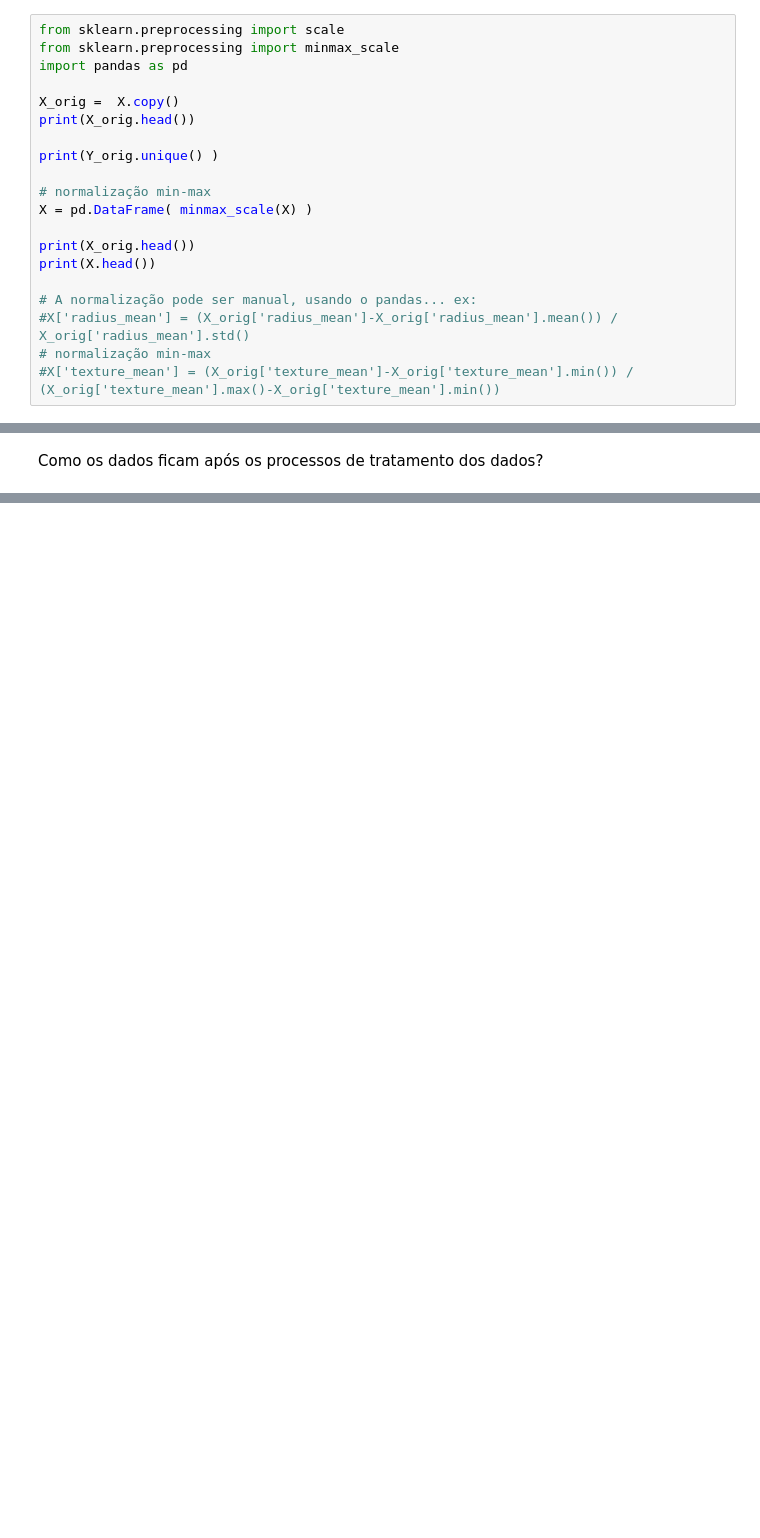
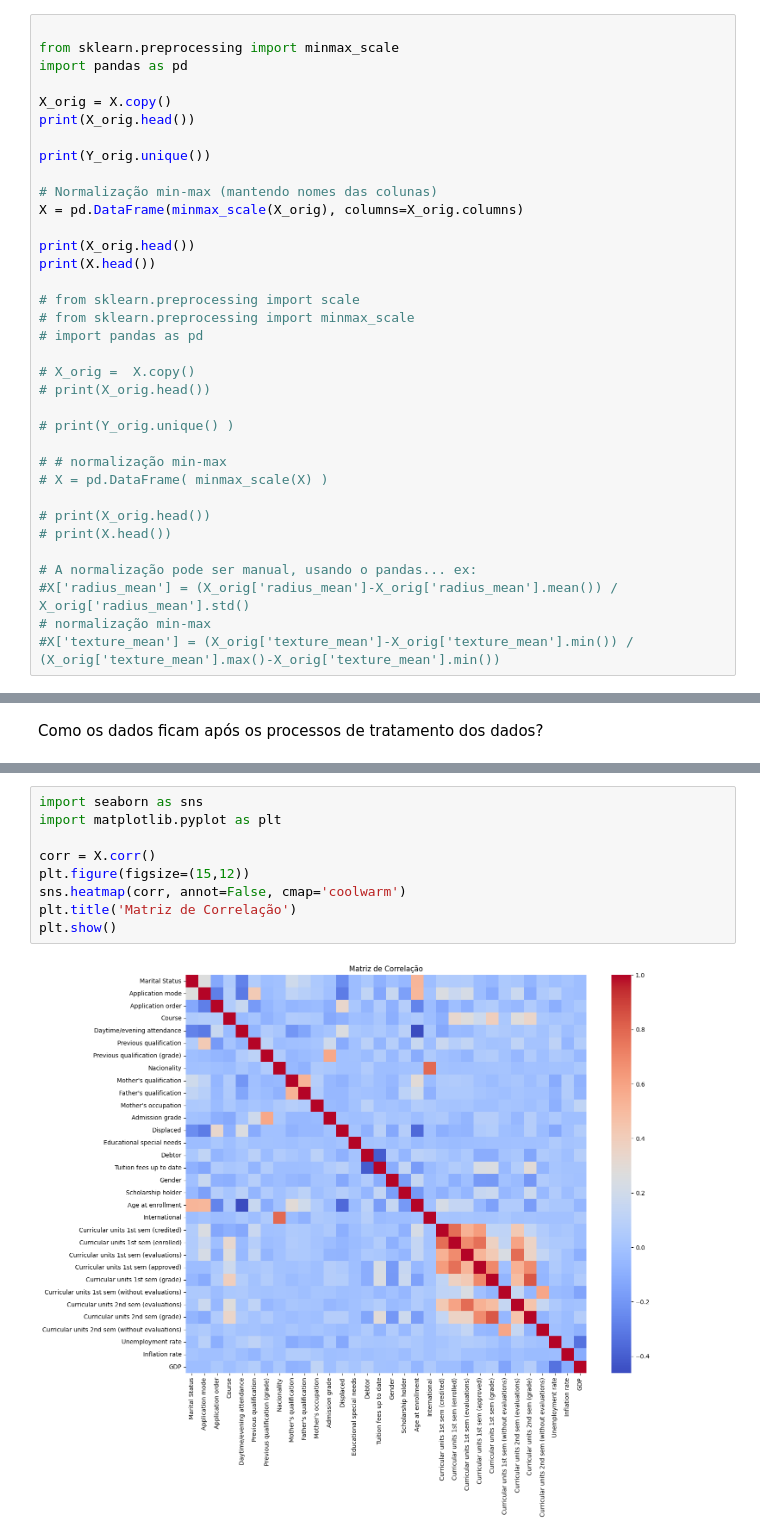
Before and after one commit to Lucasmsorretino/TrabArqDados, a Jupyter notebook: trab2.ipynb, the cells around one changed output, grey strips where cells are left out. Cells and saved outputs as stored; diff of their text form; blank space fills up the shorter version.

```diff
--- a/trab2.ipynb
+++ b/trab2.ipynb
@@ -159,18 +403,33 @@ Na próxima seção que deverão ser realizada as tentativas de tratamento de da
 # %%
-from sklearn.preprocessing import scale
+
 from sklearn.preprocessing import minmax_scale
 import pandas as pd
 
-X_orig =  X.copy()
+X_orig = X.copy()
 print(X_orig.head())
 
-print(Y_orig.unique() )
+print(Y_orig.unique())
 
-# normalização min-max
-X = pd.DataFrame( minmax_scale(X) )
+# Normalização min-max (mantendo nomes das colunas)
+X = pd.DataFrame(minmax_scale(X_orig), columns=X_orig.columns)
 
 print(X_orig.head())
 print(X.head())
+
+# from sklearn.preprocessing import scale
+# from sklearn.preprocessing import minmax_scale
+# import pandas as pd
+
+# X_orig =  X.copy()
+# print(X_orig.head())
+
+# print(Y_orig.unique() )
+
+# # normalização min-max
+# X = pd.DataFrame( minmax_scale(X) )
+
+# print(X_orig.head())
+# print(X.head())
 
 # A normalização pode ser manual, usando o pandas... ex:
 #X['radius_mean'] = (X_orig['radius_mean']-X_orig['radius_mean'].mean()) / X_orig['radius_mean'].std()
@@ -294,0 +576,11 @@ weighted avg       0.99      0.99      0.99       143
+# %%
+import seaborn as sns
+import matplotlib.pyplot as plt
+
+corr = X.corr()
+plt.figure(figsize=(15,12))
+sns.heatmap(corr, annot=False, cmap='coolwarm')
+plt.title('Matriz de Correlação')
+plt.show()
+# %% [output]
+[figure, added]
```
Also changed, not shown: parts of 27 cells of this notebook, 2 other files.
